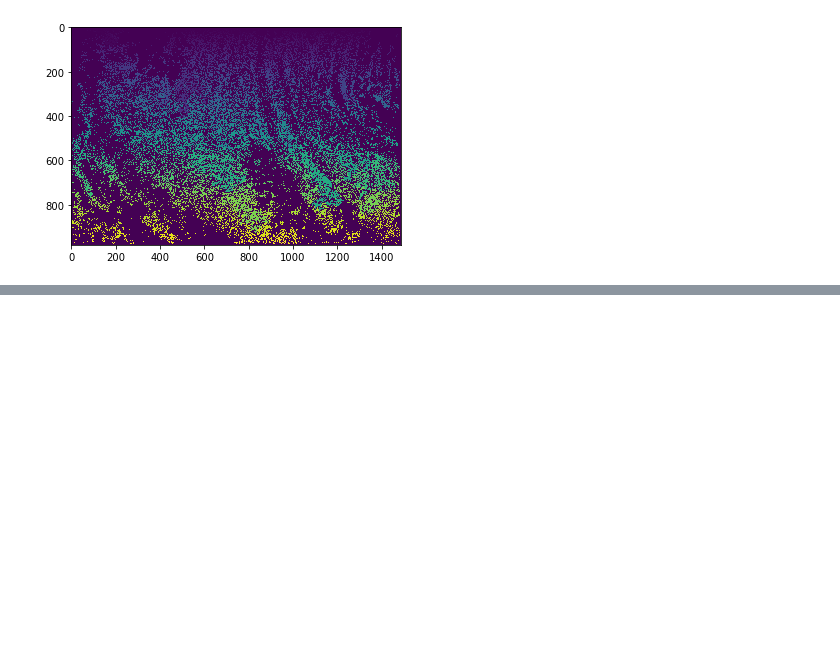
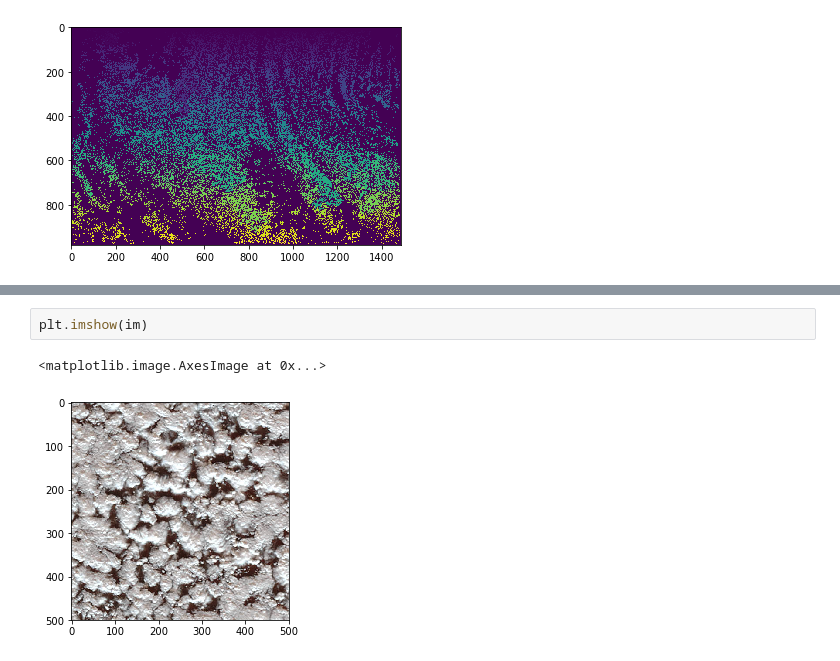
Before and after one commit to tgschmidt05/EOSC410Final, a Jupyter notebook: Edge Detected single image.ipynb, the cells around one changed output, grey strips where cells are left out. Saved outputs shown, nothing was run; the diff lists cells and outputs as text; blank space fills up the shorter version.

```diff
--- a/Edge Detected single image.ipynb
+++ b/Edge Detected single image.ipynb
@@ -234,0 +243,5 @@ Number of clusters is 33747
+# %%
+plt.imshow(im)
+# %% [output]
+<matplotlib.image.AxesImage at 0x...>
+[figure, added]
```
Also changed, not shown: parts of 6 cells of this notebook, 1 other file.
